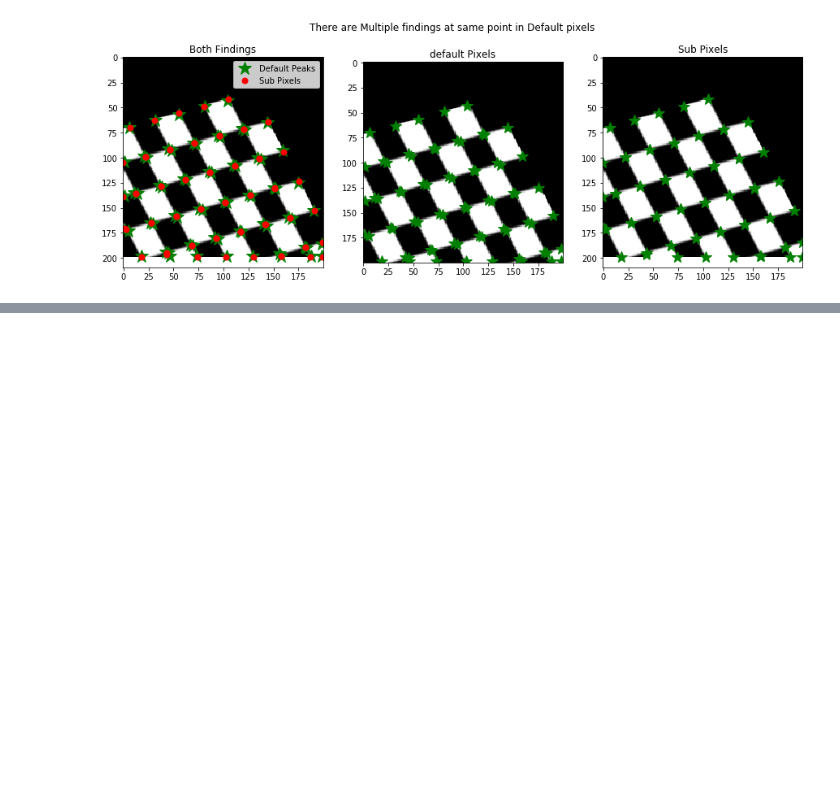
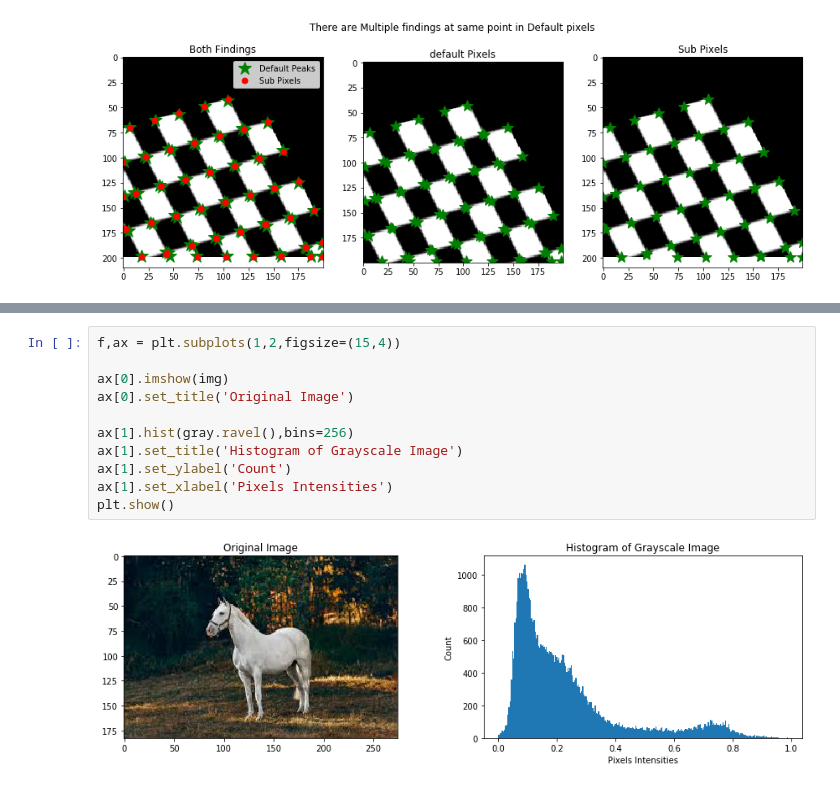
Before and after one commit to deshwalmahesh/Image-Processing, a Jupyter notebook: Part 2/Image Processing- Part 2.ipynb, the cells around one changed output, grey strips where cells are left out. Cells and saved outputs as stored; diff of their text form; blank space fills up the shorter version.

```diff
--- a/Part 2/Image Processing- Part 2.ipynb
+++ b/Part 2/Image Processing- Part 2.ipynb
@@ -206,0 +247,13 @@ Classify Pixels of an image in diffrent categories(black/white, Foreground/Backg
+# %%
+f,ax = plt.subplots(1,2,figsize=(15,4))
+
+ax[0].imshow(img)
+ax[0].set_title('Original Image')
+
+ax[1].hist(gray.ravel(),bins=256)
+ax[1].set_title('Histogram of Grayscale Image')
+ax[1].set_ylabel('Count')
+ax[1].set_xlabel('Pixels Intensities')
+plt.show()
+# %% [output]
+[figure, added]
```
Also changed, not shown: parts of 10 cells of this notebook, 2 other files.
